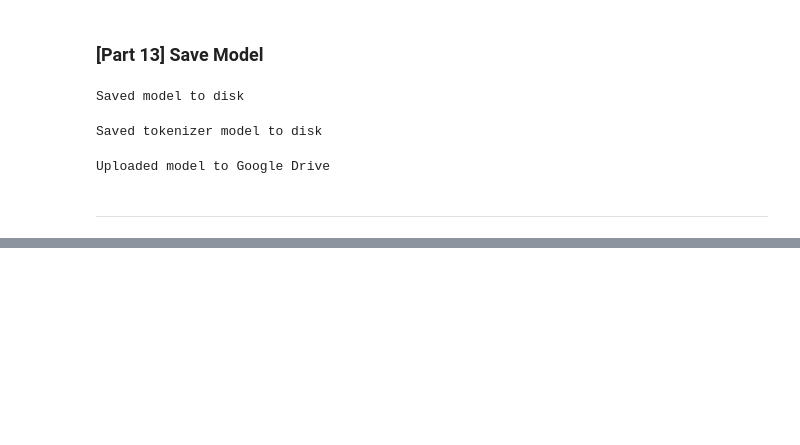
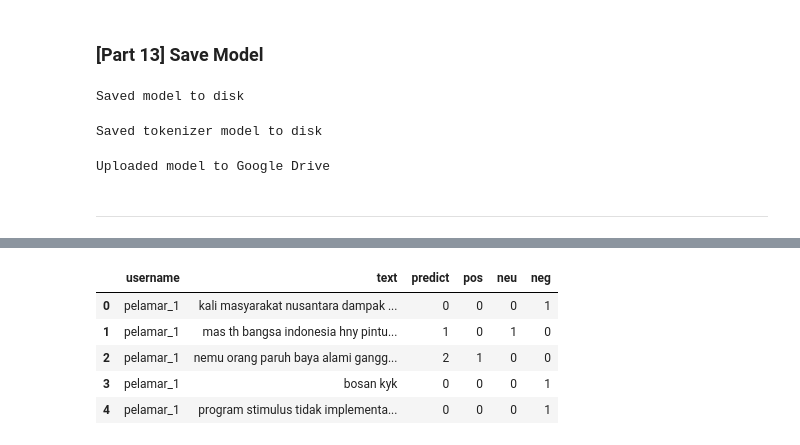
Before and after one commit to farhanalfaa/twitter-sentiment-analysis, a Jupyter notebook: program/[Part_4]_Convolutional_Neural_Network.ipynb, the cells around one changed output, grey strips where cells are left out. Cells and saved outputs as stored; diff of their text form; code cells hidden in the pictures; blank space fills up the shorter version.

```diff
--- a/program/[Part_4]_Convolutional_Neural_Network.ipynb
+++ b/program/[Part_4]_Convolutional_Neural_Network.ipynb
@@ -389,0 +394,4 @@ Uploaded model to Google Drive
+# %%
+y_pred = pred_df.values.argmax(1)
+# %%
+test['predict'] = y_pred
@@ -389,0 +407,31 @@ Uploaded model to Google Drive
+# %%
+pos = []
+neg = []
+neu = []
+
+for i in test['predict']:
+  if i == 0:
+    pos.append(0)
+    neu.append(0)
+    neg.append(1)
+  elif i == 1:
+    pos.append(0)
+    neu.append(1)
+    neg.append(0)
+  elif i == 2:
+    pos.append(1)
+    neu.append(0)
+    neg.append(0)
+# %%
+test['pos']= pos
+test['neu']= neu
+test['neg']= neg
+# %%
+test.head()
+# %% [output]
+|  | username | text | predict | pos | neu | neg |
+| 0 | pelamar_1 | kali masyarakat nusantara dampak ... | 0 | 0 | 0 | 1 |
+| 1 | pelamar_1 | mas th bangsa indonesia hny pintu... | 1 | 0 | 1 | 0 |
+| 2 | pelamar_1 | nemu orang paruh baya alami gangg... | 2 | 1 | 0 | 0 |
+| 3 | pelamar_1 | bosan kyk | 0 | 0 | 0 | 1 |
+| 4 | pelamar_1 | program stimulus tidak implementa... | 0 | 0 | 0 | 1 |
```
Also changed, not shown: parts of 21 cells of this notebook.
